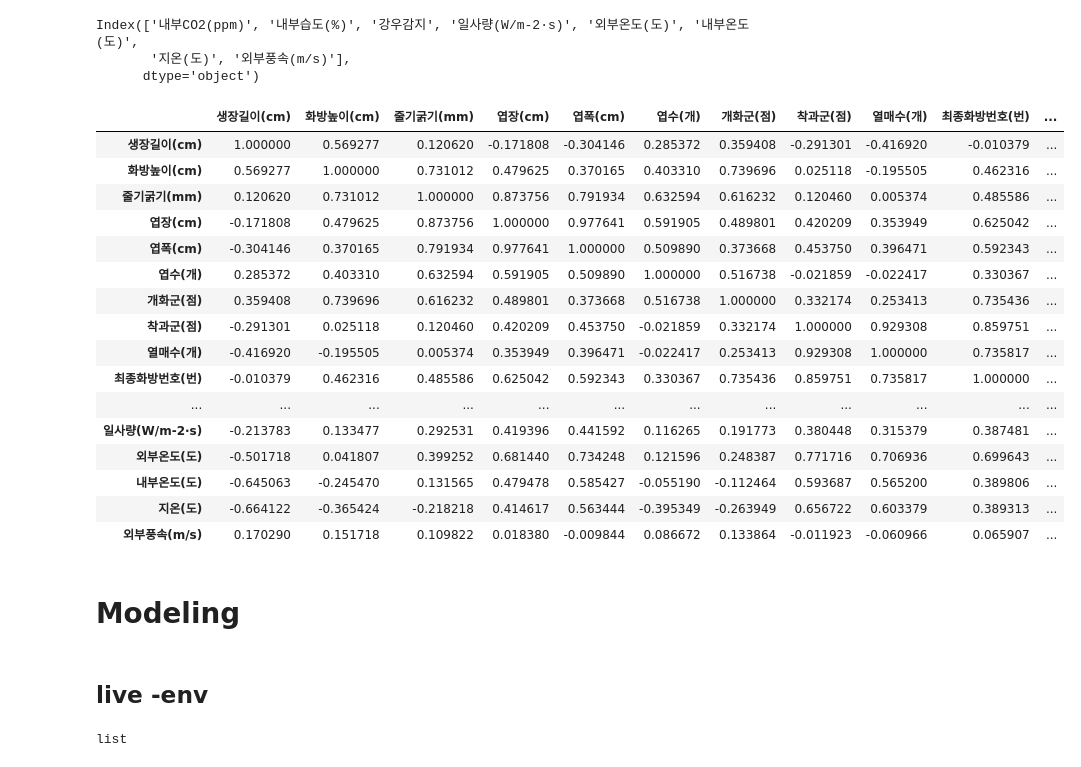
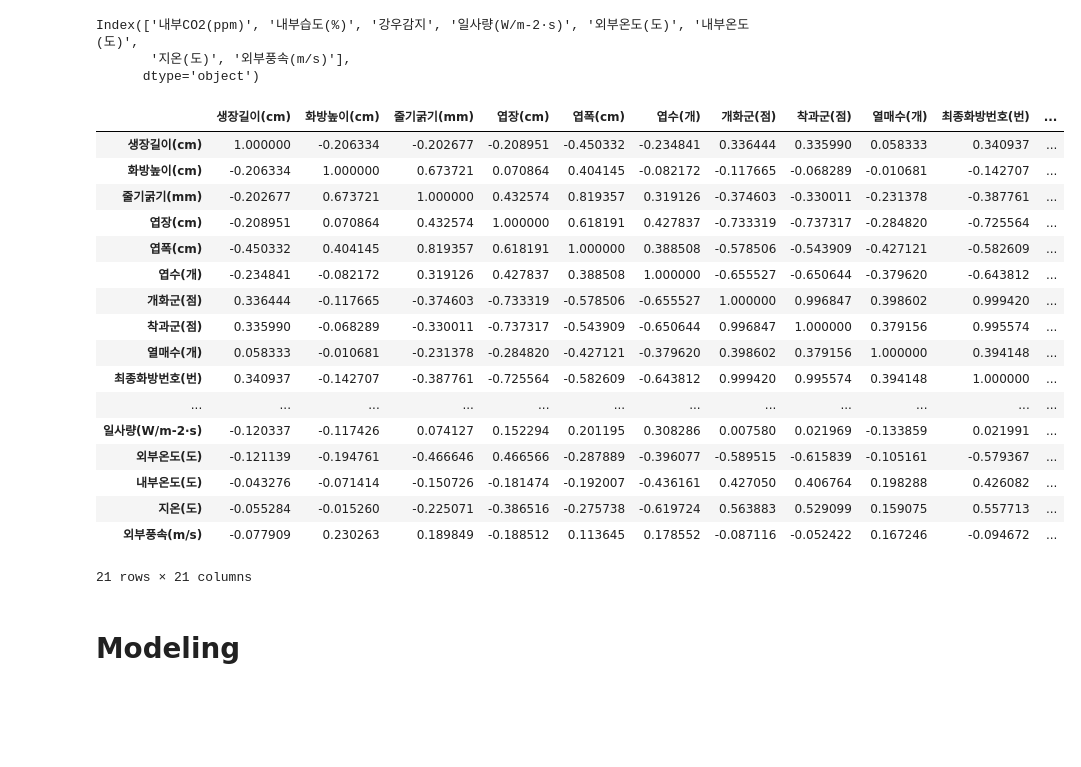
Before and after one commit to sexymonster/Projects, a Jupyter notebook: TeamProject/TomatoDataCustom.ipynb, the cells around one changed output. Cells and saved outputs as stored; diff of their text form; code cells hidden in the pictures; blank space fills up the shorter version.

```diff
--- a/TeamProject/TomatoDataCustom.ipynb
+++ b/TeamProject/TomatoDataCustom.ipynb
@@ -42,7 +42,7 @@ Requirement already satisfied: PyWavelets in /usr/local/lib/python3.7/dist-packa
 # %% [markdown]
 ## 1-2. 데이터 로드
 # %%
-path = "/content/gdrive/MyDrive/tomato/"
+path = "/content/gdrive/MyDrive/tomatoA/"
 # %%
 file_list = os.listdir(path)
 print(file_list)
@@ -321,0 +332,5 @@ Index(['주차', '생장길이(cm)', '화방높이(cm)', '줄기굵기(mm)', '
+# %%
+new_live1 = augment(live1)
+new_live2 = augment(live2)
+new_live3 = augment(live3)
+new_live4 = augment(live4)
@@ -851,30 +722,28 @@ df_merge = pd.merge(df, env2, left_index=True, right_index=True, how='outer')
+# %%
+df_merge1 = pd.merge(new_live1, env1, left_index=True, right_index=True, how='outer')
+df_merge2 = pd.merge(new_live2, env2, left_index=True, right_index=True, how='outer')
+df_merge3 = pd.merge(new_live3, env3, left_index=True, right_index=True, how='outer')
+df_merge4 = pd.merge(new_live4, env4, left_index=True, right_index=True, how='outer')
 # %%
-df_merge.corr()
+df_merge4.corr()
 # %% [output]
 |  | 생장길이(cm) | 화방높이(cm) | 줄기굵기(mm) | 엽장(cm) | 엽폭(cm) | 엽수(개) | 개화군(점) | 착과군(점) | 열매수(개) | 최종화방번호(번) | ... |
-| 생장길이(cm) | 1.000000 | 0.569277 | 0.120620 | -0.171808 | -0.304146 | 0.285372 | 0.359408 | -0.291301 | -0.416920 | -0.010379 | ... |
-| 화방높이(cm) | 0.569277 | 1.000000 | 0.731012 | 0.479625 | 0.370165 | 0.403310 | 0.739696 | 0.025118 | -0.195505 | 0.462316 | ... |
-| 줄기굵기(mm) | 0.120620 | 0.731012 | 1.000000 | 0.873756 | 0.791934 | 0.632594 | 0.616232 | 0.120460 | 0.005374 | 0.485586 | ... |
-| 엽장(cm) | -0.171808 | 0.479625 | 0.873756 | 1.000000 | 0.977641 | 0.591905 | 0.489801 | 0.420209 | 0.353949 | 0.625042 | ... |
-| 엽폭(cm) | -0.304146 | 0.370165 | 0.791934 | 0.977641 | 1.000000 | 0.509890 | 0.373668 | 0.453750 | 0.396471 | 0.592343 | ... |
-| 엽수(개) | 0.285372 | 0.403310 | 0.632594 | 0.591905 | 0.509890 | 1.000000 | 0.516738 | -0.021859 | -0.022417 | 0.330367 | ... |
-| 개화군(점) | 0.359408 | 0.739696 | 0.616232 | 0.489801 | 0.373668 | 0.516738 | 1.000000 | 0.332174 | 0.253413 | 0.735436 | ... |
-| 착과군(점) | -0.291301 | 0.025118 | 0.120460 | 0.420209 | 0.453750 | -0.021859 | 0.332174 | 1.000000 | 0.929308 | 0.859751 | ... |
-| 열매수(개) | -0.416920 | -0.195505 | 0.005374 | 0.353949 | 0.396471 | -0.022417 | 0.253413 | 0.929308 | 1.000000 | 0.735817 | ... |
-| 최종화방번호(번) | -0.010379 | 0.462316 | 0.485586 | 0.625042 | 0.592343 | 0.330367 | 0.735436 | 0.859751 | 0.735817 | 1.000000 | ... |
+| 생장길이(cm) | 1.000000 | -0.206334 | -0.202677 | -0.208951 | -0.450332 | -0.234841 | 0.336444 | 0.335990 | 0.058333 | 0.340937 | ... |
+| 화방높이(cm) | -0.206334 | 1.000000 | 0.673721 | 0.070864 | 0.404145 | -0.082172 | -0.117665 | -0.068289 | -0.010681 | -0.142707 | ... |
+| 줄기굵기(mm) | -0.202677 | 0.673721 | 1.000000 | 0.432574 | 0.819357 | 0.319126 | -0.374603 | -0.330011 | -0.231378 | -0.387761 | ... |
+| 엽장(cm) | -0.208951 | 0.070864 | 0.432574 | 1.000000 | 0.618191 | 0.427837 | -0.733319 | -0.737317 | -0.284820 | -0.725564 | ... |
+| 엽폭(cm) | -0.450332 | 0.404145 | 0.819357 | 0.618191 | 1.000000 | 0.388508 | -0.578506 | -0.543909 | -0.427121 | -0.582609 | ... |
+| 엽수(개) | -0.234841 | -0.082172 | 0.319126 | 0.427837 | 0.388508 | 1.000000 | -0.655527 | -0.650644 | -0.379620 | -0.643812 | ... |
+| 개화군(점) | 0.336444 | -0.117665 | -0.374603 | -0.733319 | -0.578506 | -0.655527 | 1.000000 | 0.996847 | 0.398602 | 0.999420 | ... |
+| 착과군(점) | 0.335990 | -0.068289 | -0.330011 | -0.737317 | -0.543909 | -0.650644 | 0.996847 | 1.000000 | 0.379156 | 0.995574 | ... |
+| 열매수(개) | 0.058333 | -0.010681 | -0.231378 | -0.284820 | -0.427121 | -0.379620 | 0.398602 | 0.379156 | 1.000000 | 0.394148 | ... |
+| 최종화방번호(번) | 0.340937 | -0.142707 | -0.387761 | -0.725564 | -0.582609 | -0.643812 | 0.999420 | 0.995574 | 0.394148 | 1.000000 | ... |
 | ... | ... | ... | ... | ... | ... | ... | ... | ... | ... | ... | ... |
-| 일사량(W/m-2·s) | -0.213783 | 0.133477 | 0.292531 | 0.419396 | 0.441592 | 0.116265 | 0.191773 | 0.380448 | 0.315379 | 0.387481 | ... |
-| 외부온도(도) | -0.501718 | 0.041807 | 0.399252 | 0.681440 | 0.734248 | 0.121596 | 0.248387 | 0.771716 | 0.706936 | 0.699643 | ... |
-| 내부온도(도) | -0.645063 | -0.245470 | 0.131565 | 0.479478 | 0.585427 | -0.055190 | -0.112464 | 0.593687 | 0.565200 | 0.389806 | ... |
-| 지온(도) | -0.664122 | -0.365424 | -0.218218 | 0.414617 | 0.563444 | -0.395349 | -0.263949 | 0.656722 | 0.603379 | 0.389313 | ... |
-| 외부풍속(m/s) | 0.170290 | 0.151718 | 0.109822 | 0.018380 | -0.009844 | 0.086672 | 0.133864 | -0.011923 | -0.060966 | 0.065907 | ... |
+| 일사량(W/m-2·s) | -0.120337 | -0.117426 | 0.074127 | 0.152294 | 0.201195 | 0.308286 | 0.007580 | 0.021969 | -0.133859 | 0.021991 | ... |
+| 외부온도(도) | -0.121139 | -0.194761 | -0.466646 | 0.466566 | -0.287889 | -0.396077 | -0.589515 | -0.615839 | -0.105161 | -0.579367 | ... |
+| 내부온도(도) | -0.043276 | -0.071414 | -0.150726 | -0.181474 | -0.192007 | -0.436161 | 0.427050 | 0.406764 | 0.198288 | 0.426082 | ... |
+| 지온(도) | -0.055284 | -0.015260 | -0.225071 | -0.386516 | -0.275738 | -0.619724 | 0.563883 | 0.529099 | 0.159075 | 0.557713 | ... |
+| 외부풍속(m/s) | -0.077909 | 0.230263 | 0.189849 | -0.188512 | 0.113645 | 0.178552 | -0.087116 | -0.052422 | 0.167246 | -0.094672 | ... |
+21 rows × 21 columns
 # %% [markdown]
 # Modeling
-# %% [markdown]
-## live -env
-# %%
-live2_idx = live2.index.to_list()
-env2_idx = env2.index.to_list()
-type(live2_idx)
-# %% [output]
-list
```
Also changed, not shown: parts of 75 cells of this notebook.
